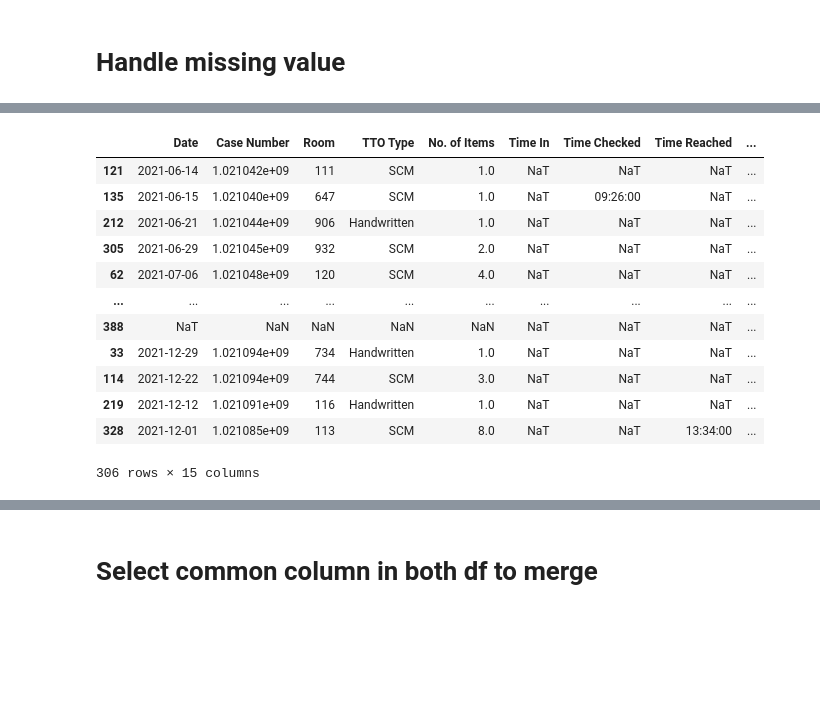
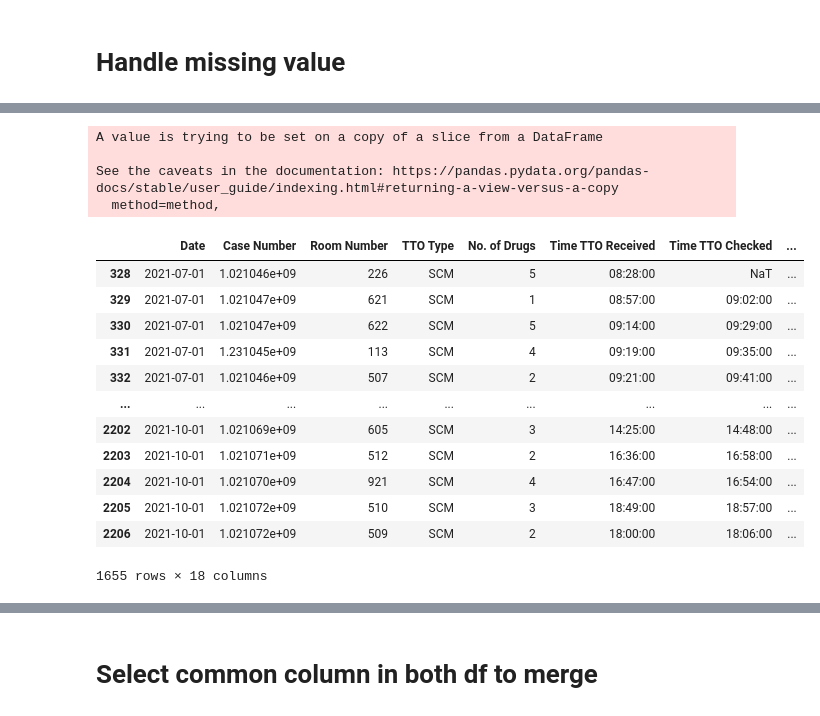
Before and after one commit to RoystonCXW/IS447---Smart-Healthcare, a Jupyter notebook: IS447/System/Data/Pharmacy Dept/Data Cleaning/GEH_Cleaning.ipynb, the cells around one changed output, grey strips where cells are left out. Cells and saved outputs as stored; diff of their text form; code cells hidden in the pictures; blank space fills up the shorter version.

```diff
--- a/IS447/System/Data/Pharmacy Dept/Data Cleaning/GEH_Cleaning.ipynb
+++ b/IS447/System/Data/Pharmacy Dept/Data Cleaning/GEH_Cleaning.ipynb
@@ -390 +390,16 @@ memory usage: 323.6+ KB
+# %%
+df3.rename({'Room': 'Room Number',
+            'No. of Items':'No. of Drugs',
+            'Time In': 'Time TTO Received', # the start time
+            'Time Checked':'Time TTO Checked',
+            'Time Reached': 'Time TTO Reached', # the end time
+            'Time Dispensed' : 'Time TTO Counselled'},
+           axis=1, inplace=True)
+# %%
+columns = ['Time TTO Received', 'Time TTO Checked', 'Time TTO Reached', 'Time TTO Counselled']
+
+for column in columns:
+    # remove date in the time metric
+    #df3[column]=df3[column].dt.time
+    df3[column] = df3[column].astype(str).str.split(' ').str[-1]
 # %%
@@ -460,0 +467,3 @@ list(df3.columns)
+# %%
+# change to datetime formate
+df3['Date'] = pd.to_datetime(df3['Date'])
@@ -461,17 +502,29 @@ list(df3.columns)
+# %%
+#replace missing values with NA, dont drop it
+columns = ['TTO Type','No. of Drugs','Time TTO Received','Time TTO Checked','Pharmacist_Checked','Time TTO Reached',
+           'Time TTO Counselled','Pharmacist_Dispensed','Remarks','Dispatcher']
+
+for column in columns:
+    df3[column].replace(np.nan, 'NA', inplace = True)
+# %% [output]
+A value is trying to be set on a copy of a slice from a DataFrame
+
+See the caveats in the documentation: https://pandas.pydata.org/pandas-docs/stable/user_guide/indexing.html#returning-a-view-versus-a-copy
+  method=method,
 # %%
-nan_values = df3[df3['Time In'].isna()]
-nan_values
+missing_date = df3[df3['Time'].notnull()]
+missing_date
 # %% [output]
-|  | Date | Case Number | Room | TTO Type | No. of Items | Time In | Time Checked | Time Reached | ... |
-| 121 | 2021-06-14 | 1.021042e+09 | 111 | SCM | 1.0 | NaT | NaT | NaT | ... |
-| 135 | 2021-06-15 | 1.021040e+09 | 647 | SCM | 1.0 | NaT | 09:26:00 | NaT | ... |
-| 212 | 2021-06-21 | 1.021044e+09 | 906 | Handwritten | 1.0 | NaT | NaT | NaT | ... |
-| 305 | 2021-06-29 | 1.021045e+09 | 932 | SCM | 2.0 | NaT | NaT | NaT | ... |
-| 62 | 2021-07-06 | 1.021048e+09 | 120 | SCM | 4.0 | NaT | NaT | NaT | ... |
-| ... | ... | ... | ... | ... | ... | ... | ... | ... | ... |
-| 388 | NaT | NaN | NaN | NaN | NaN | NaT | NaT | NaT | ... |
-| 33 | 2021-12-29 | 1.021094e+09 | 734 | Handwritten | 1.0 | NaT | NaT | NaT | ... |
-| 114 | 2021-12-22 | 1.021094e+09 | 744 | SCM | 3.0 | NaT | NaT | NaT | ... |
-| 219 | 2021-12-12 | 1.021091e+09 | 116 | Handwritten | 1.0 | NaT | NaT | NaT | ... |
-| 328 | 2021-12-01 | 1.021085e+09 | 113 | SCM | 8.0 | NaT | NaT | 13:34:00 | ... |
+|  | Date | Case Number | Room Number | TTO Type | No. of Drugs | Time TTO Received | Time TTO Checked | ... |
+| 328 | 2021-07-01 | 1.021046e+09 | 226 | SCM | 5 | 08:28:00 | NaT | ... |
+| 329 | 2021-07-01 | 1.021047e+09 | 621 | SCM | 1 | 08:57:00 | 09:02:00 | ... |
+| 330 | 2021-07-01 | 1.021047e+09 | 622 | SCM | 5 | 09:14:00 | 09:29:00 | ... |
+| 331 | 2021-07-01 | 1.231045e+09 | 113 | SCM | 4 | 09:19:00 | 09:35:00 | ... |
+| 332 | 2021-07-01 | 1.021046e+09 | 507 | SCM | 2 | 09:21:00 | 09:41:00 | ... |
+| ... | ... | ... | ... | ... | ... | ... | ... | ... |
+| 2202 | 2021-10-01 | 1.021069e+09 | 605 | SCM | 3 | 14:25:00 | 14:48:00 | ... |
+| 2203 | 2021-10-01 | 1.021071e+09 | 512 | SCM | 2 | 16:36:00 | 16:58:00 | ... |
+| 2204 | 2021-10-01 | 1.021070e+09 | 921 | SCM | 4 | 16:47:00 | 16:54:00 | ... |
+| 2205 | 2021-10-01 | 1.021072e+09 | 510 | SCM | 3 | 18:49:00 | 18:57:00 | ... |
+| 2206 | 2021-10-01 | 1.021072e+09 | 509 | SCM | 2 | 18:00:00 | 18:06:00 | ... |
-306 rows × 15 columns
+1655 rows × 18 columns
```
Also changed, not shown: parts of 89 cells of this notebook, 4 other files.
